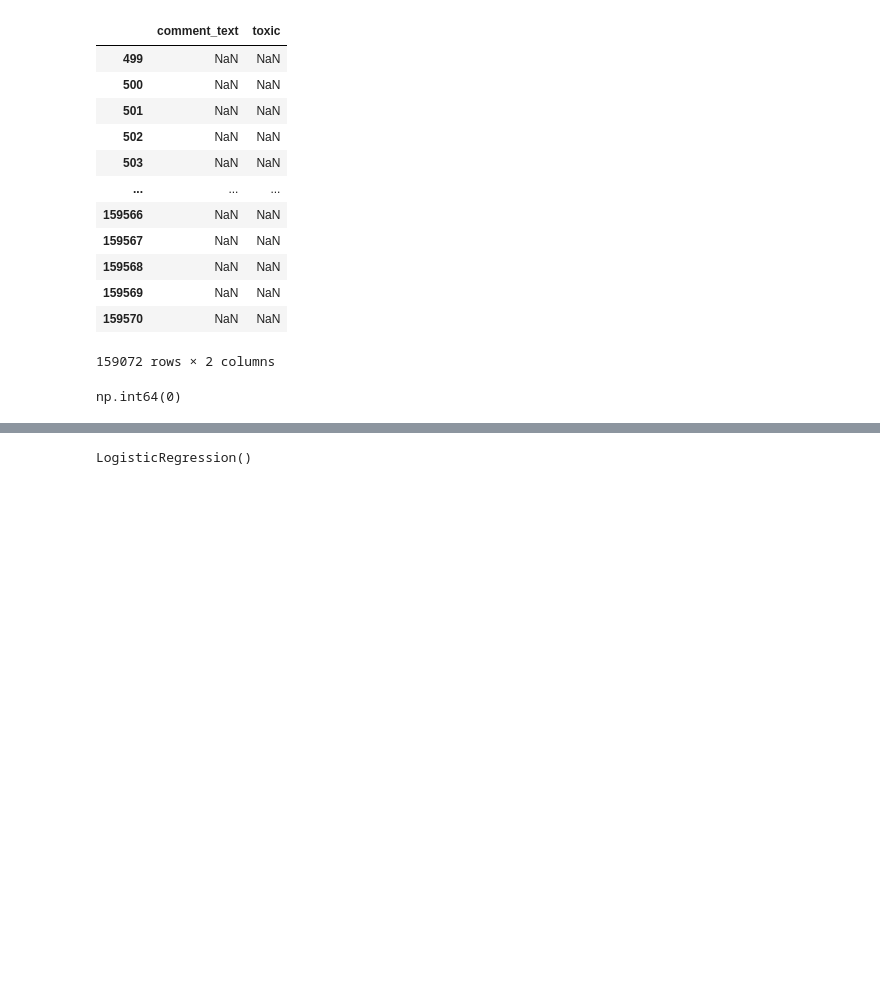
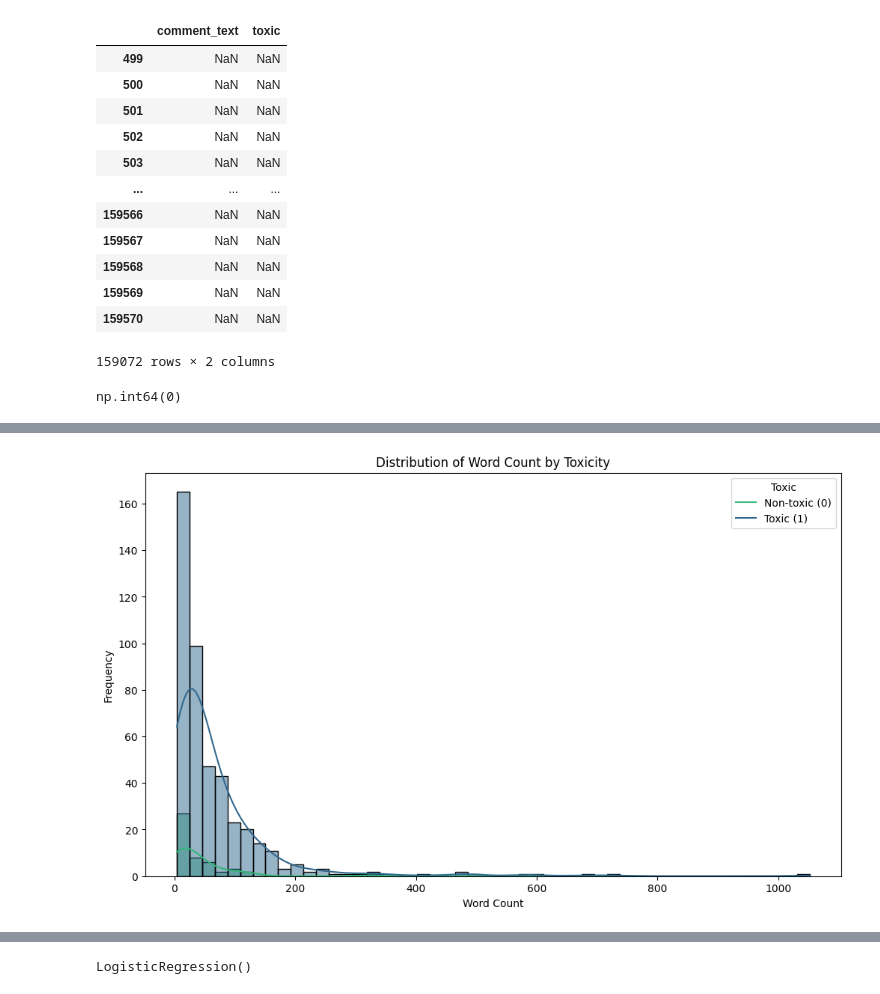
Before and after one commit to rudrakj/Assist, a Jupyter notebook: Youtube_NLP_Text_Representaion.ipynb, the cells around one changed output, grey strips where cells are left out. Drawn from its saved outputs; the diff is of its cells as text; code cells hidden in the pictures; blank space fills up the shorter version.

```diff
--- a/Youtube_NLP_Text_Representaion.ipynb
+++ b/Youtube_NLP_Text_Representaion.ipynb
@@ -103,0 +146,10 @@ data.drop_duplicates(inplace=True)
+# %%
+plt.figure(figsize=(12, 7))
+sns.histplot(data=data, x='word_count', hue='toxic', bins=50, kde=True, palette='viridis')
+plt.title('Distribution of Word Count by Toxicity')
+plt.xlabel('Word Count')
+plt.ylabel('Frequency')
+plt.legend(title='Toxic', labels=['Non-toxic (0)', 'Toxic (1)'])
+plt.show()
+# %% [output]
+[figure, added]
```
Also changed, not shown: parts of 20 cells of this notebook.
